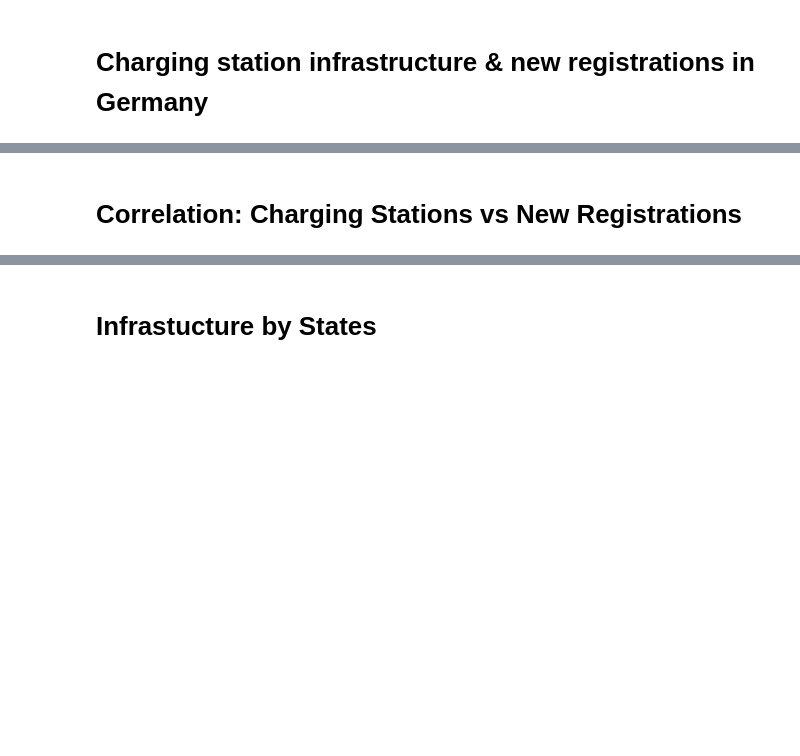
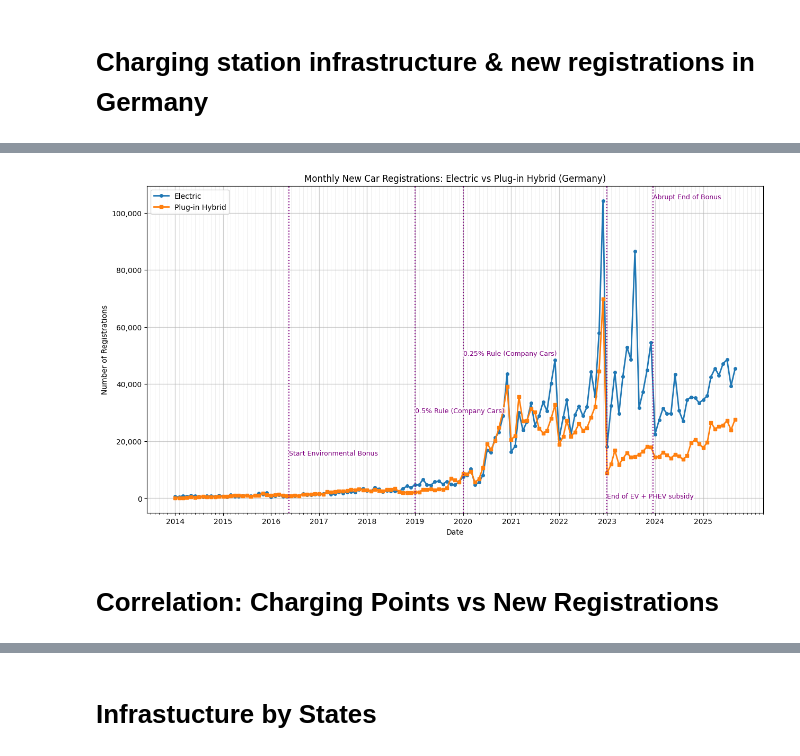
Before and after one commit to Florian-Robrecht/da-project, a Jupyter notebook: Group_Intro2DA.ipynb, the cells around one changed output, grey strips where cells are left out. Cells and saved outputs as stored; diff of their text form; code cells hidden in the pictures; blank space fills up the shorter version.

```diff
--- a/Group_Intro2DA.ipynb
+++ b/Group_Intro2DA.ipynb
@@ -229,9 +341,9 @@ electric_data = newregistration_monthly[newregistration_monthly['Type'] == 'Rein
 hybrid_data = newregistration_monthly[newregistration_monthly['Type'] == 'Plug-In Hybridautos']
 
 plt.plot(electric_data['Date'], electric_data['Count'],
-         color='blue', marker='o', linewidth=2, markersize=4, label='Electric')
+          marker='o', linewidth=2, markersize=4, label='Electric')
 plt.plot(hybrid_data['Date'], hybrid_data['Count'],
-         color='red', marker='s', linewidth=2, markersize=4, label='Plug-in Hybrid')
+          marker='s', linewidth=2, markersize=4, label='Plug-in Hybrid')
 
 plt.xlabel('Date')
 plt.ylabel('Number of Registrations')
@@ -246,33 +358,35 @@ ax.set_xticks(major_ticks)
 ax.set_xticklabels([str(year) for year in years])
 
 from matplotlib.dates import MonthLocator, DateFormatter
 ax.xaxis.set_minor_locator(MonthLocator())
 
 ax.grid(True, which='major', alpha=0.6, linewidth=1)
 ax.grid(True, which='minor', alpha=0.3, linewidth=0.5)
 
 ax.yaxis.set_major_formatter(FuncFormatter(lambda x, _: f'{int(x):,}'))
 
 events = [
     (datetime(2016, 5, 18), "Start Environmental Bonus"),
     (datetime(2019, 1, 1), "0.5% Rule (Company Cars)"),
     (datetime(2020, 1, 1), "0.25% Rule (Company Cars)"),
     (datetime(2023, 12, 17), "Abrupt End of Bonus"),
     (datetime(2022, 12, 31), "End of EV + PHEV subsidy")
 ]
 y_pos = [15000, 30000, 50000, 105000, 0] # 60.000 auf 105.000 erhöht
 
 for i, (date, text) in enumerate(events):
     if date >= electric_data['Date'].min() and date <= electric_data['Date'].max():
 
         plt.axvline(x=date, color='purple', linestyle=':', linewidth=1.5)
 
         plt.text(date, y_pos[i], text,
                  rotation=0, color='purple', fontsize=9,
                  bbox=dict(facecolor='white', alpha=0.8, edgecolor='none', pad=0.2))
 
 plt.xticks(rotation=0)
 plt.show()
+# %% [output]
+[figure, added]
 # %% [markdown]
-# Correlation: Charging Stations vs New Registrations
+# Correlation: Charging Points vs New Registrations
 # %%
```
Also changed, not shown: parts of 33 cells of this notebook.
